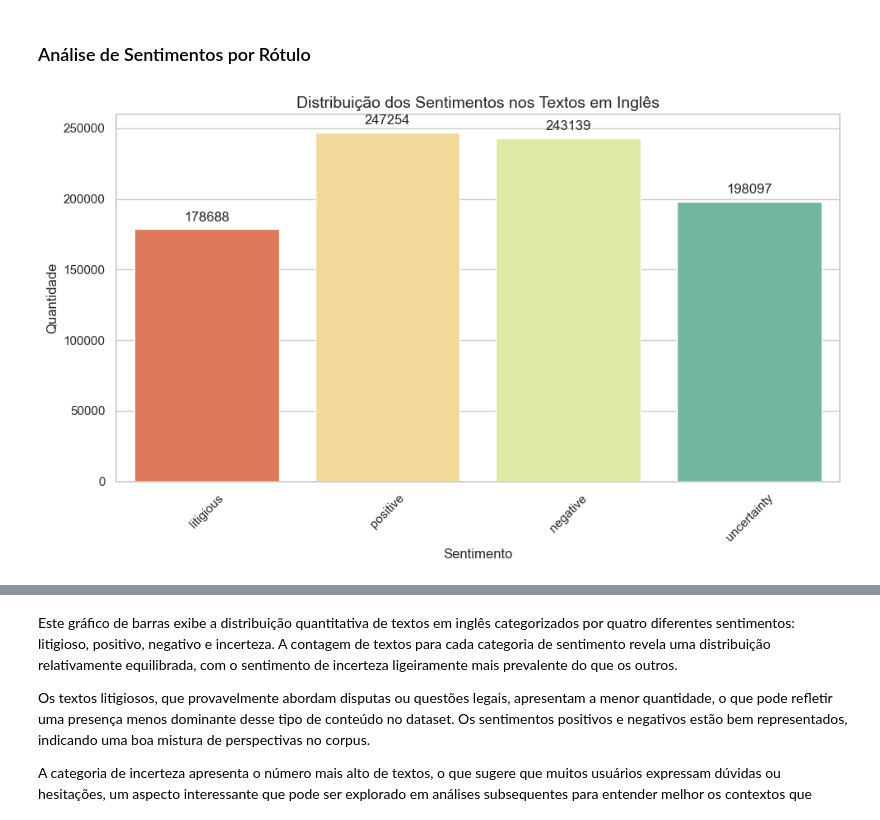
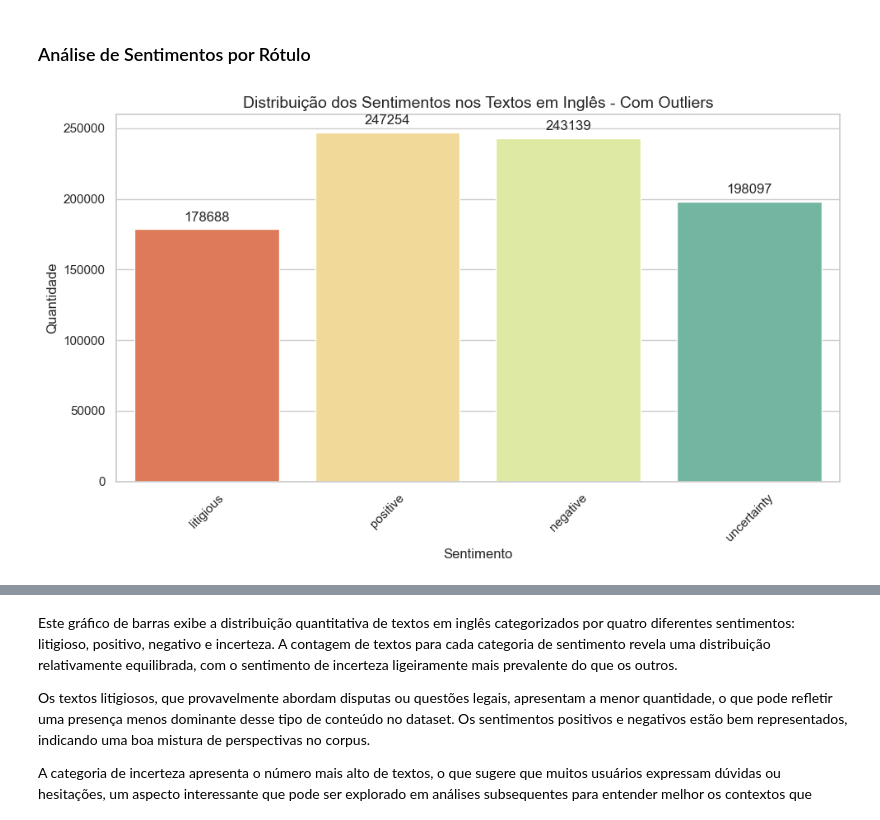
Before and after one commit to ICEI-PUC-Minas-PMV-SI/pmv-si-2024-1-pe7-t1-twittersentimentanalysis, a Jupyter notebook: src/00_EDA.ipynb, the cells around one changed output, grey strips where cells are left out. Drawn from its saved outputs; the diff is of its cells as text; code cells hidden in the pictures.

Commit message:
update 00_eda with outliers applied and etapa 2 docs

```diff
--- a/src/00_EDA.ipynb
+++ b/src/00_EDA.ipynb
@@ -359,27 +375,27 @@ df_english.head()
 # %%
 plt.figure(figsize=(10, 6))
 sns.set(style="whitegrid")  # Estilo do gráfico com grid branco de fundo
 
 # Criando o gráfico com uma paleta de cores mais vibrante
 ax = sns.countplot(x='Label', data=df_english, palette='Spectral')
 
 # Adicionando o título e rótulos dos eixos com tamanho de fonte maior para legibilidade
-plt.title('Distribuição dos Sentimentos nos Textos em Inglês', fontsize=14)
+plt.title('Distribuição dos Sentimentos nos Textos em Inglês - Com Outliers', fontsize=14)
 plt.xlabel('Sentimento', fontsize=12)
 plt.ylabel('Quantidade', fontsize=12)
 
 # Ajustando os rótulos do eixo x para ficarem em um ângulo que evite sobreposição
 plt.xticks(rotation=45)
 
 # Adicionando a contagem de tweets em cada barra
 for p in ax.patches:
     ax.annotate(f'{int(p.get_height())}', (p.get_x() + p.get_width() / 2., p.get_height()),
                 ha = 'center', va = 'center', xytext = (0, 10), textcoords = 'offset points')
 
 # Ajustando o layout para evitar cortes e sobreposição de texto
 plt.tight_layout()
 
 # Exibindo o gráfico
 plt.show()
 # %% [output]
-[figure, old version]
+[figure, new version]
```
Also changed, not shown: parts of 21 cells of this notebook, 3 other files.
